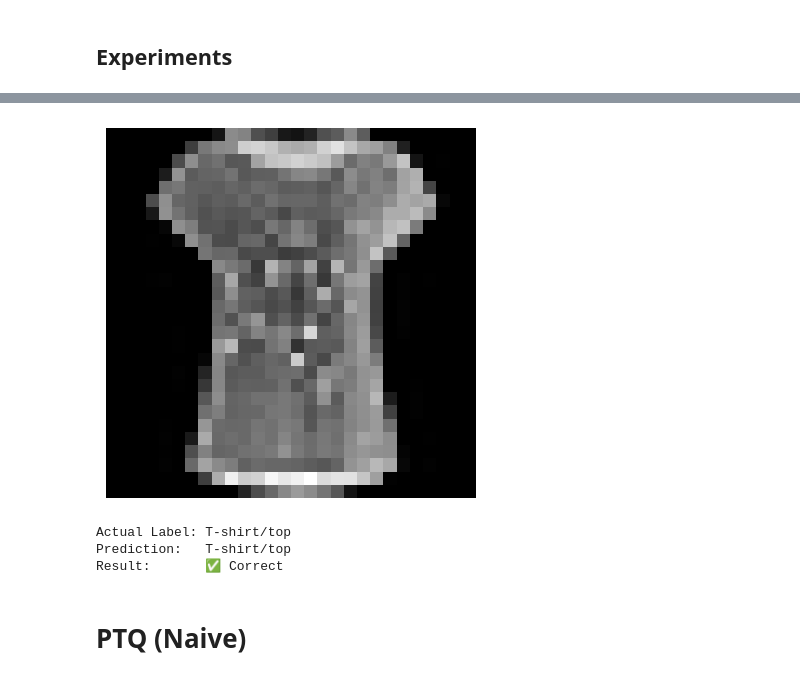
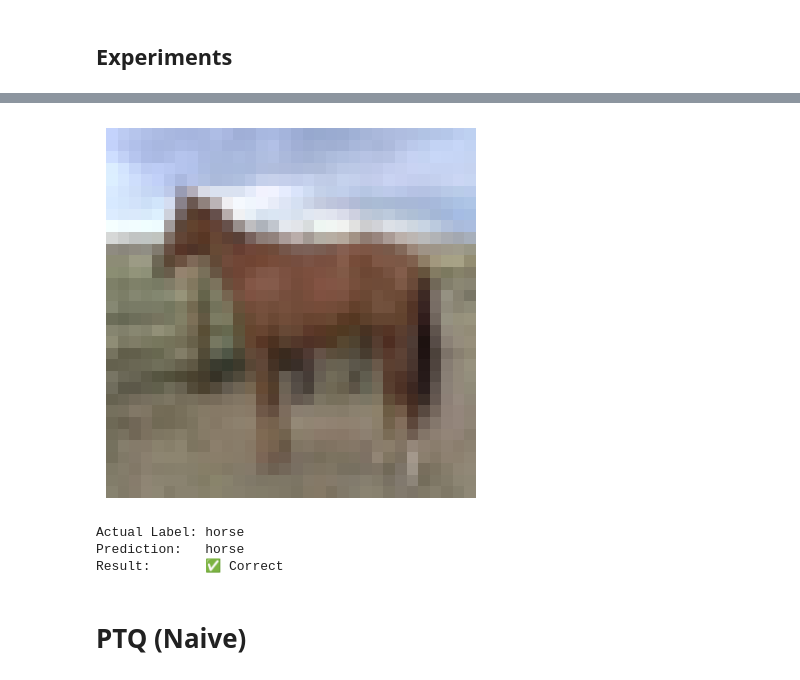
Before and after one commit to Lezhor/QuantizationPaper, a Jupyter notebook: notebooks/Quantization Training.ipynb, the cells around one changed output, grey strips where cells are left out. Saved outputs shown, nothing was run; the diff lists cells and outputs as text; code cells hidden in the pictures.

```diff
--- a/notebooks/Quantization Training.ipynb
+++ b/notebooks/Quantization Training.ipynb
@@ -123,20 +132,20 @@ class FP32(nn.Module):
     def __init__(self):
         super().__init__()
 
-        self.conv1 = nn.Conv2d(1, 8, kernel_size=3, padding=1, bias=False)  # bias=False because bn1 has its own bias
-        self.bn1 = nn.BatchNorm2d(8)
+        self.conv1 = nn.Conv2d(3, 32, kernel_size=3, padding=1, bias=False)  # bias=False because bn1 has its own bias
+        self.bn1 = nn.BatchNorm2d(32)
         self.relu1 = nn.ReLU()
 
         self.pool1  = nn.MaxPool2d(2)
 
-        self.conv2 = nn.Conv2d(8, 16, kernel_size=3, padding=1, bias=False)  # bias=False because bn1 has its own bias
-        self.bn2 = nn.BatchNorm2d(16)
+        self.conv2 = nn.Conv2d(32, 64, kernel_size=3, padding=1, bias=False)  # bias=False because bn1 has its own bias
+        self.bn2 = nn.BatchNorm2d(64)
         self.relu2 = nn.ReLU()
 
         self.pool2  = nn.MaxPool2d(2)
 
-        # 16 channels and 28 / 2 / 2 = 7 (two pools)
-        self.fc1 = nn.Linear(16 * 7 * 7, 128)
+        # 64 channels and 32 / 2 / 2 = 8 (two pools)
+        self.fc1 = nn.Linear(64 * 8 * 8, 128)
         self.relu3 = nn.ReLU()
         self.fc2 = nn.Linear(128, 10)
 
@@ -253,7 +262,7 @@ model = FP32().to(device)
 criterion = nn.CrossEntropyLoss()
 optimizer = optim.Adam(model.parameters(), lr=1e-3)
 
-num_epochs = 10
+num_epochs = 20
 
 val_accuracies = []
 epoch_train_times = []
@@ -315,35 +336,39 @@ print(len(test_loader) * batch_size)
 # %%
 def visualize_prediction(model, dataset):
     idx = random.randint(0, len(dataset) - 1)
     img_tensor, label = dataset[idx]
-    plt.imshow(img_tensor.squeeze(), cmap="gray")  # squeeze turns (1, 28, 28) to (28, 28) i think
+
+    img_display = img_tensor.clone()
+    img_display = img_display * 0.5 + 0.5  # denormalize
+    img_display = img_display.permute(1, 2, 0).numpy()
+    plt.imshow(img_display)
     plt.axis("off")
     plt.show()
 
     # Inference
     model.eval()
     input_batch = img_tensor.unsqueeze(0).to(device)
 
     with torch.no_grad():
         output = model(input_batch)
         prediction = output.argmax(dim=1).item()
 
     pred_name = class_names[prediction]
     gt_name   = class_names[label]
 
     print(f"Actual Label: {gt_name}")
     print(f"Prediction:   {pred_name}")
 
     if prediction == label:
         print("Result:       ✅ Correct")
     else:
         print("Result:       ❌ Incorrect")
 
 visualize_prediction(model, test_dataset)
 # %% [output]
-[figure, old version]
+[figure, new version]
-Actual Label: T-shirt/top
-Prediction:   T-shirt/top
+Actual Label: horse
+Prediction:   horse
 Result:       ✅ Correct
 # %% [markdown]
 # PTQ (Naive)
```
Also changed, not shown: parts of 22 cells of this notebook.
